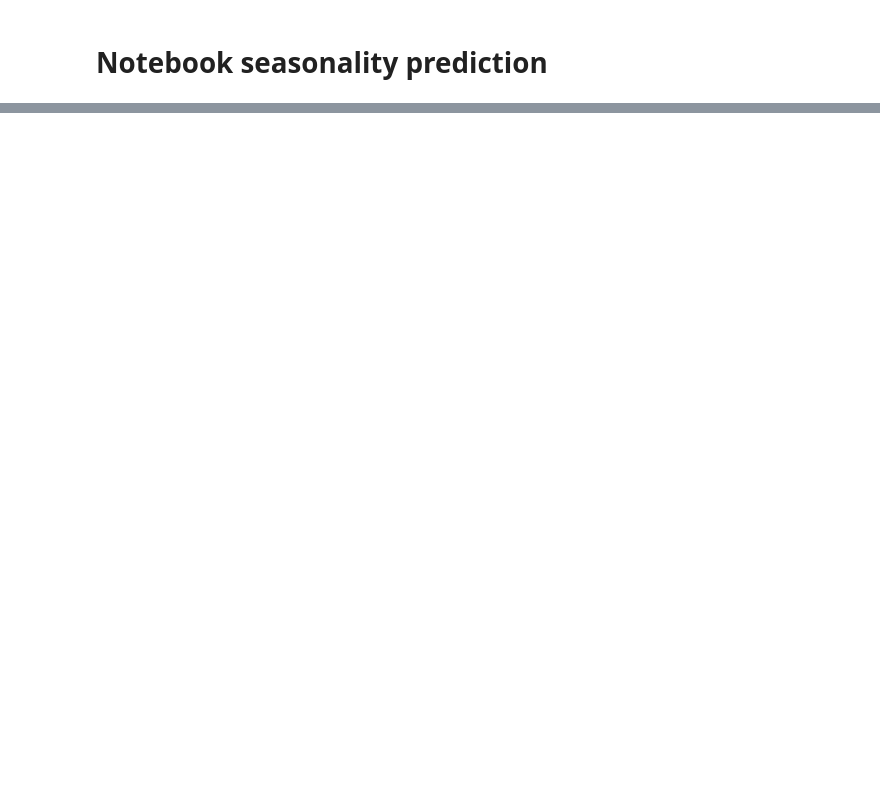
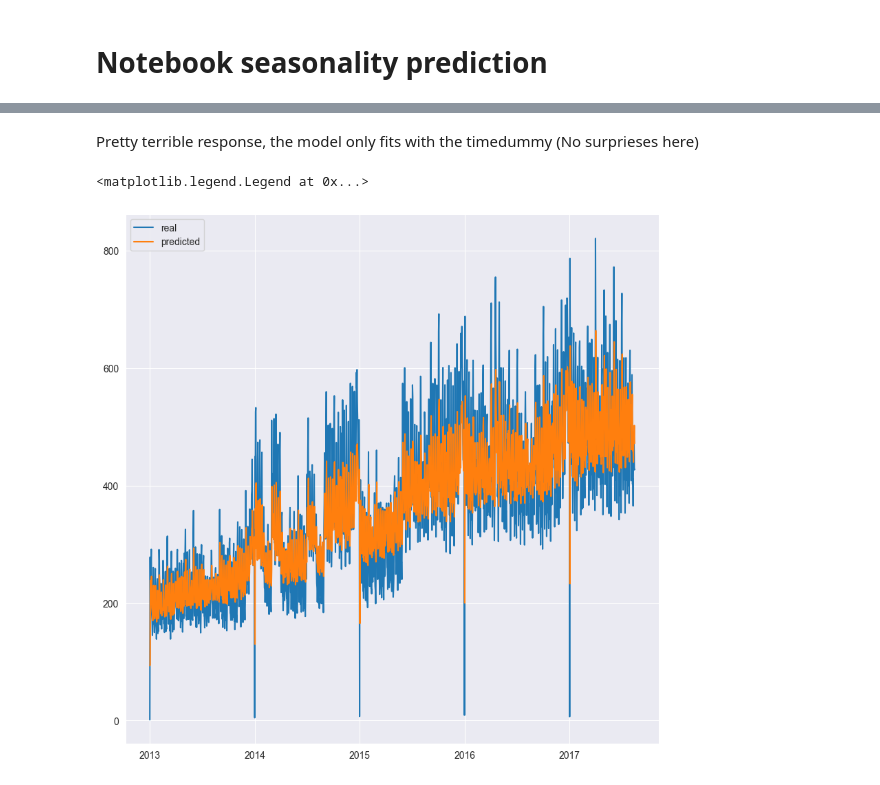
Before and after one commit to ErlingAmundsen/seasonality_prediction, a Jupyter notebook: preds.ipynb, the cells around one changed output, grey strips where cells are left out. Drawn from its saved outputs; the diff is of its cells as text; code cells hidden in the pictures; blank space fills up the shorter version.

```diff
--- a/preds.ipynb
+++ b/preds.ipynb
@@ -26,0 +93,32 @@ ValueError: The following variable cannot be assigned with wide-form data: `size
+# %% [markdown]
+Pretty terrible response, the model only fits with the timedummy (No surprieses here)
+# %%
+## what if we add the delay?
+x = data
+delayed = data.shift(1)
+## make na to 0
+delayed = delayed.fillna(0)
+x['delayed'] = delayed['sales'] ## this will be the avg sales the day before
+
+try:
+    x = x.drop(['sales','onpromotion'], axis=1)
+except:
+    pass
+
+print(x)
+
+y = data['sales']
+
+model = LinearRegression()
+model.fit(x,y)
+y_pred = pd.Series(model.predict(x), index=x.index)
+
+
+## plotting the results
+fig, ax = plt.subplots(1,1, figsize=(10,10))
+ax.plot(y, label='real')
+ax.plot(y_pred, label='predicted')
+ax.legend()
+# %% [output]
+<matplotlib.legend.Legend at 0x...>
+[figure, added]
```
Also changed, not shown: parts of 6 cells of this notebook, 1 other file.
